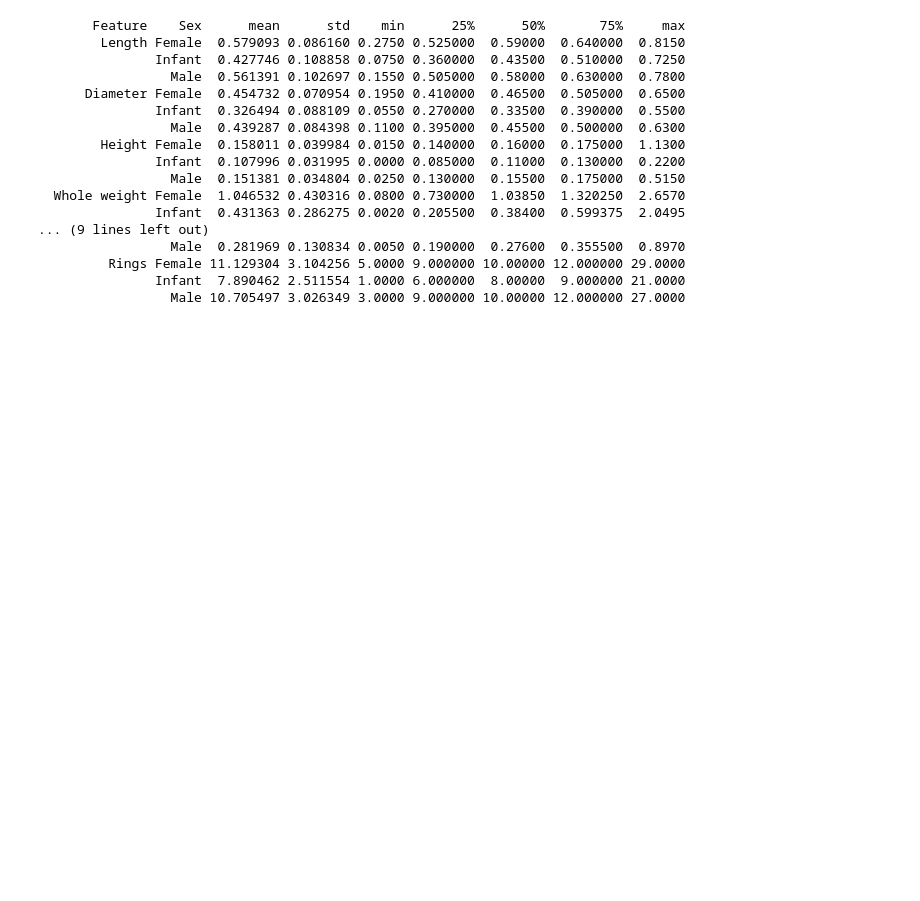
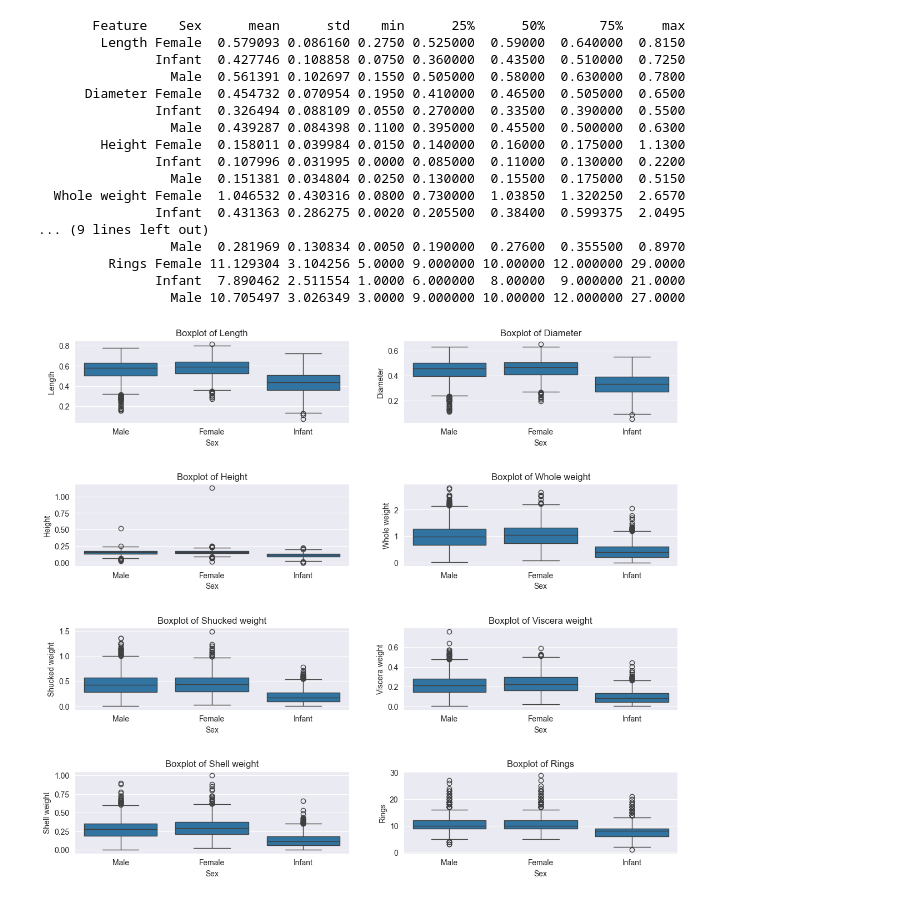
Before and after one commit to mikapikafika/python, a Jupyter notebook: zad1/main.ipynb, the cells around one changed output. Cells and saved outputs as stored; diff of their text form; code cells hidden in the pictures; blank space fills up the shorter version.

Commit message:
Started req for grade 5 part 2

```diff
--- a/zad1/main.ipynb
+++ b/zad1/main.ipynb
@@ -201,3 +201,23 @@ print(summary_stats_df.to_string(index=False))
          Rings Female 11.129304 3.104256 5.0000 9.000000 10.00000 12.000000 29.0000
                Infant  7.890462 2.511554 1.0000 6.000000  8.00000  9.000000 21.0000
                  Male 10.705497 3.026349 3.0000 9.000000 10.00000 12.000000 27.0000
+# %%
+# Requirement for grade 5 part 2
+# Boxplot of each quantitative variable in the dataset grouped by the qualitative variable
+
+fig, plots_req_grade5 = plt.subplots(4, 2, figsize=(14, 12))
+fig.subplots_adjust(hspace=0.75)
+
+for i, variable in enumerate(column_names[1:]):
+    row = i // 2
+    col = i % 2
+
+    sns.boxplot(x='Sex', y=variable, data=data, ax=plots_req_grade5[row, col])
+
+    plots_req_grade5[row, col].set_title(f'Boxplot of {variable}')
+    plots_req_grade5[row, col].set_xlabel('Sex')
+    plots_req_grade5[row, col].set_ylabel(variable)
+
+plt.show()
+# %% [output]
+[figure, added]
```
Also changed, not shown: parts of 1 cell of this notebook.
